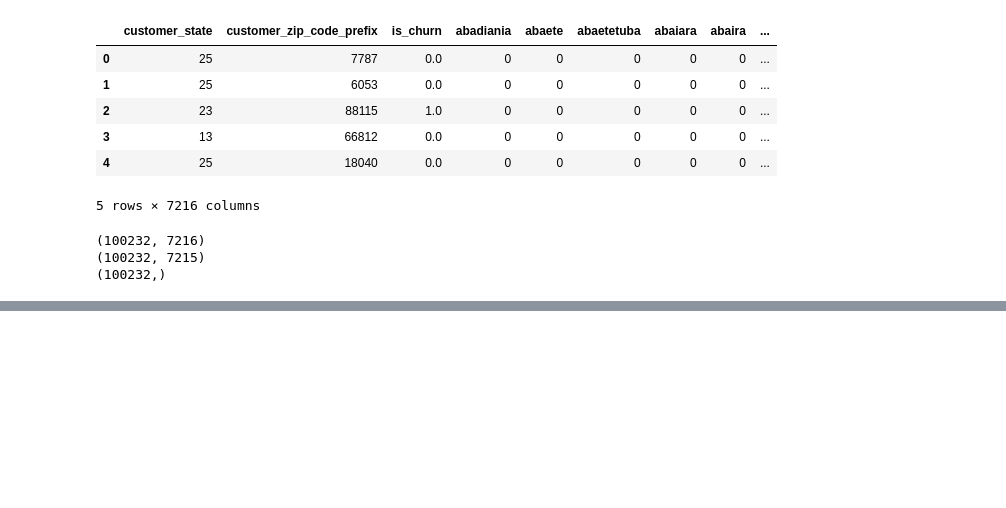
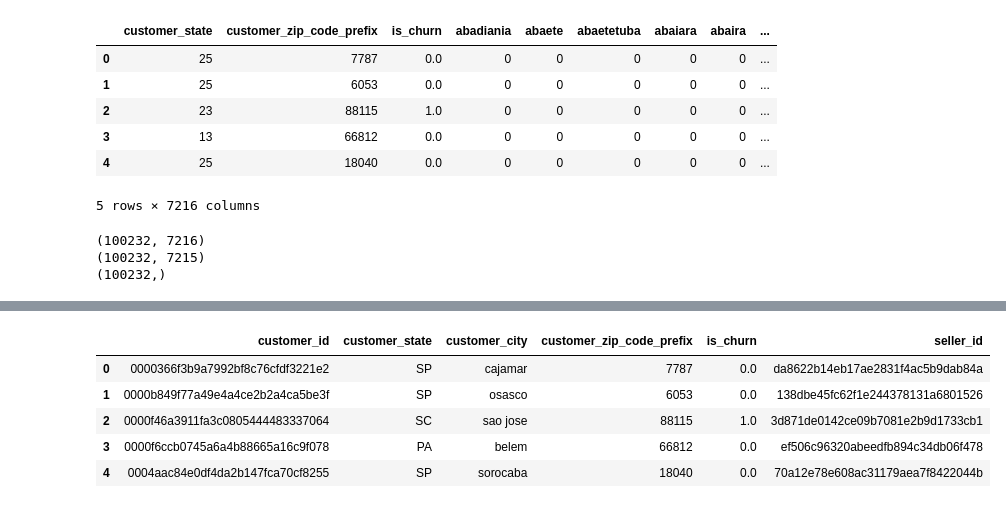
Before and after one commit to masdatascience/AI, a Jupyter notebook: Test2.ipynb, the cells around one changed output, grey strips where cells are left out. Cells and saved outputs as stored; diff of their text form; code cells hidden in the pictures; blank space fills up the shorter version.

```diff
--- a/Test2.ipynb
+++ b/Test2.ipynb
@@ -354,0 +412,68 @@ print(accuracy_score(test_labels, predicted_labels))
+# %%
+## Prueba 2
+print(summary.median())
+
+## Marco los churn
+summary['is_churn'] = np.where( (summary['frequency']<1) & (summary['T']>400) & (summary['recency']<1) & (summary['recency']<0.000044), 1, 0)
+prueba_clientes = pd.merge(datos_clientes,summary[['is_churn']],on='customer_id', how='left')
+## traigo los vendedores
+prueba_clientes = pd.merge(prueba_clientes,datos_facturacion[['customer_id','seller_id']].drop_duplicates(),on='customer_id', how='left')
+## Traigo los productos
+
+# Completo la información de los churn con 0
+prueba_clientes['is_churn'].fillna(0, inplace=True)
+
+# Completo la información de los vendedores con un vendedor default
+prueba_clientes['seller_id'].fillna(0, inplace=True)
+
+# imprimio numero de clientes, cuantos son churn y que % es del total
+print(prueba_clientes.count())
+prueba_clientes.groupby('is_churn').count()
+prueba_clientes['is_churn'].mean()
+
+
+
+# codificacione de las variables
+enconder = LabelEncoder()
+# obtengo un dataset sin la información las columnas a transformar
+dataset =  prueba_clientes.drop(['customer_id','customer_city','seller_id'], axis=1)
+# convierto horizontalmente
+
+ds_customer_city = pd.get_dummies(prueba_clientes.customer_city).iloc[:,1:]
+ds_seller_id = pd.get_dummies(prueba_clientes.seller_id).iloc[:,1:]
+
+#Obtengo el dataset de trabajo
+customer = pd.concat([dataset,ds_customer_city,ds_seller_id], axis=1)
+
+# codifico verticalmente
+customer['customer_state']= enconder.fit_transform(customer["customer_state"])
+
+
+
+# Genero las variables de codificacion
+# se obtiene X y Y , además los datasets de entrenamiento y pruebas
+features = customer.drop(['is_churn'], axis=1)
+labels = customer['is_churn']
+print(features.shape)
+print(labels.shape)
+train_features, test_features, train_labels, test_labels = train_test_split(features, labels, test_size=0.2, random_state=1)
+
+
+
+# se verifica tamaño de los clientes
+print(customer.shape)
+customer.head()
+
+randomForest()
+regresionLineal()
+arbolDecision()
+gradientBoost()
+SVM()
+redesNeuronales()
+# %% [output]
+|  | customer_id | customer_state | customer_city | customer_zip_code_prefix | is_churn | seller_id |
+| 0 | 0000366f3b9a7992bf8c76cfdf3221e2 | SP | cajamar | 7787 | 0.0 | da8622b14eb17ae2831f4ac5b9dab84a |
+| 1 | 0000b849f77a49e4a4ce2b2a4ca5be3f | SP | osasco | 6053 | 0.0 | 138dbe45fc62f1e244378131a6801526 |
+| 2 | 0000f46a3911fa3c0805444483337064 | SC | sao jose | 88115 | 1.0 | 3d871de0142ce09b7081e2b9d1733cb1 |
+| 3 | 0000f6ccb0745a6a4b88665a16c9f078 | PA | belem | 66812 | 0.0 | ef506c96320abeedfb894c34db06f478 |
+| 4 | 0004aac84e0df4da2b147fca70cf8255 | SP | sorocaba | 18040 | 0.0 | 70a12e78e608ac31179aea7f8422044b |
```
Also changed, not shown: parts of 14 cells of this notebook.
